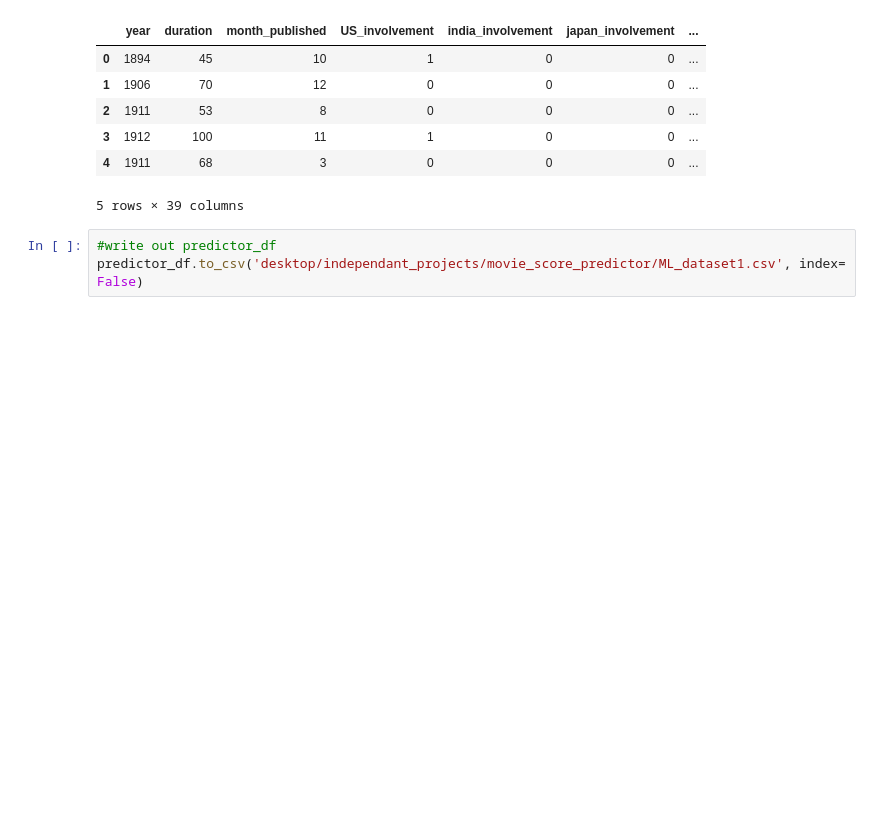
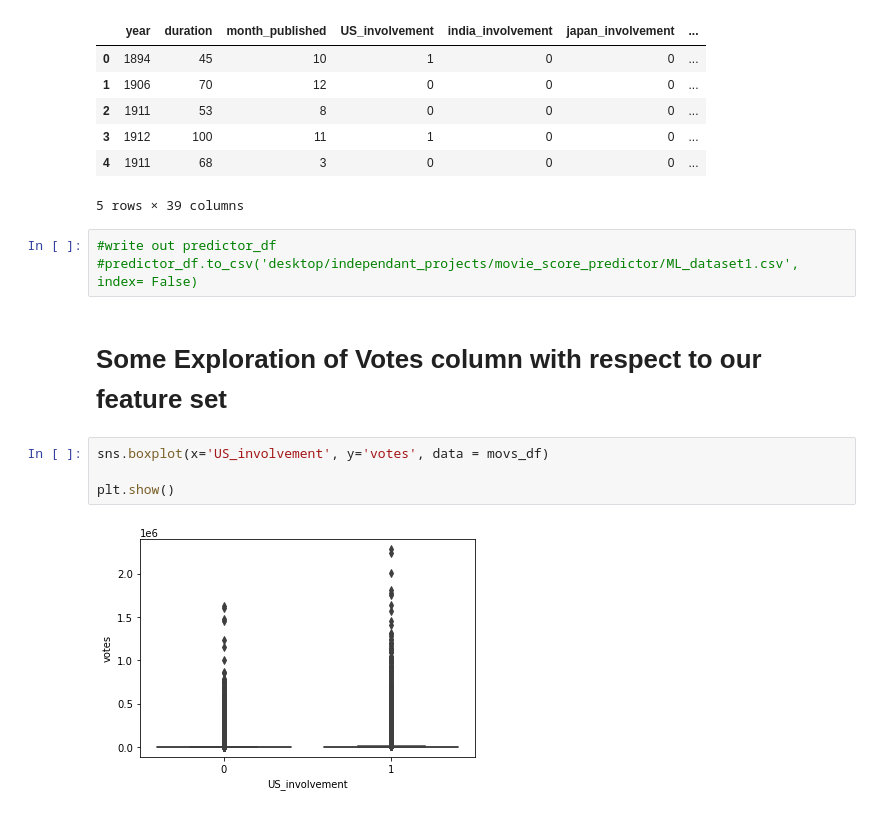
Before and after one commit to gspahlin/Movie_metric_predictor, a Jupyter notebook: Movie_predictor.ipynb, the cells around one changed output. Saved outputs shown, nothing was run; the diff lists cells and outputs as text; blank space fills up the shorter version.

Commit message:
movie predictor now has some exploration of vote totals

```diff
--- a/Movie_predictor.ipynb
+++ b/Movie_predictor.ipynb
@@ -803,4 +786,12 @@ predictor_df.head()
 5 rows × 39 columns
 # %%
 #write out predictor_df
-predictor_df.to_csv('desktop/independant_projects/movie_score_predictor/ML_dataset1.csv', index= False)
+#predictor_df.to_csv('desktop/independant_projects/movie_score_predictor/ML_dataset1.csv', index= False)
+# %% [markdown]
+# Some Exploration of Votes column with respect to our feature set
+# %%
+sns.boxplot(x='US_involvement', y='votes', data = movs_df)
+
+plt.show()
+# %% [output]
+[figure, added]
```
Also changed, not shown: parts of 13 cells of this notebook.
